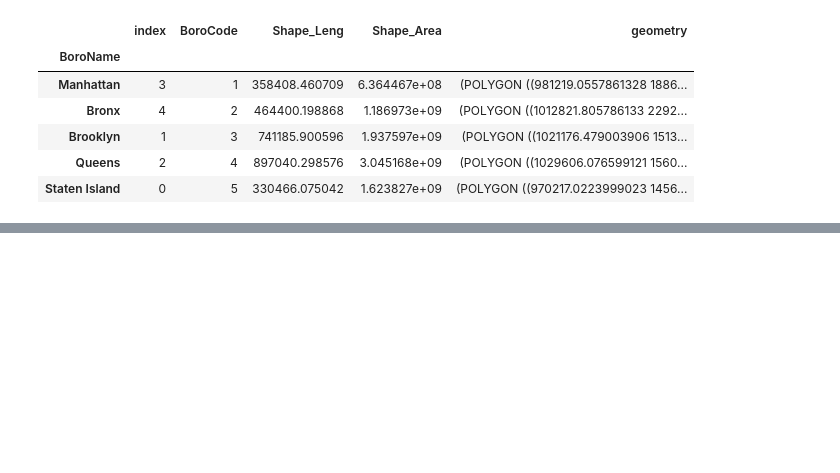
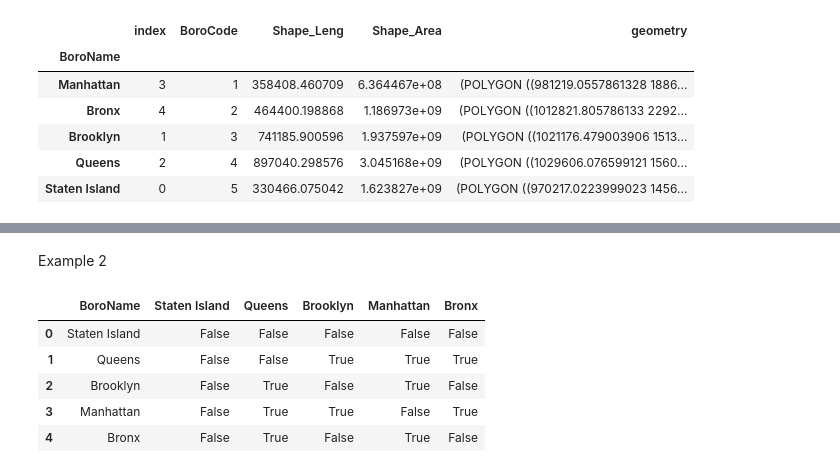
Before and after one commit to shafikamoni/ce599, a Jupyter notebook: 10-Spatial Analysis/citibike.ipynb, the cells around one changed output, grey strips where cells are left out. Cells and saved outputs as stored; diff of their text form; code cells hidden in the pictures; blank space fills up the shorter version.

```diff
--- a/10-Spatial Analysis/citibike.ipynb
+++ b/10-Spatial Analysis/citibike.ipynb
@@ -312,0 +307,2 @@ intersection
+# %% [markdown]
+Example 2
@@ -312,0 +311,13 @@ intersection
+# %%
+boros = gp.read_file(gp.datasets.get_path("nybb"))
+temp=boros.BoroName.to_frame()
+for index, row in boros.iterrows():
+    temp[row.BoroName]=boros.geometry.touches(row.geometry)
+temp
+# %% [output]
+|  | BoroName | Staten Island | Queens | Brooklyn | Manhattan | Bronx |
+| 0 | Staten Island | False | False | False | False | False |
+| 1 | Queens | False | False | True | True | True |
+| 2 | Brooklyn | False | True | False | True | False |
+| 3 | Manhattan | False | True | True | False | True |
+| 4 | Bronx | False | True | False | True | False |
```
Also changed, not shown: parts of 16 cells of this notebook.
